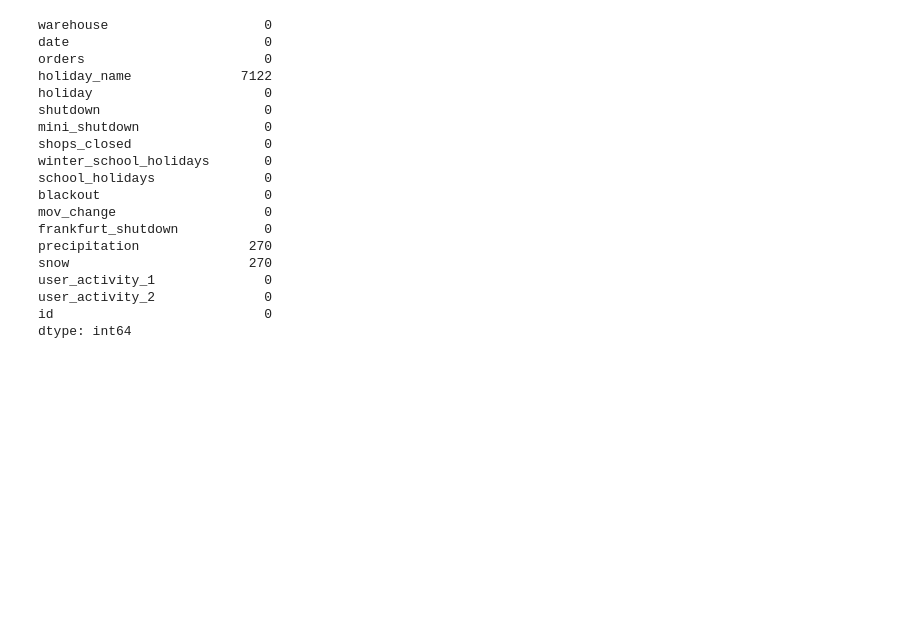
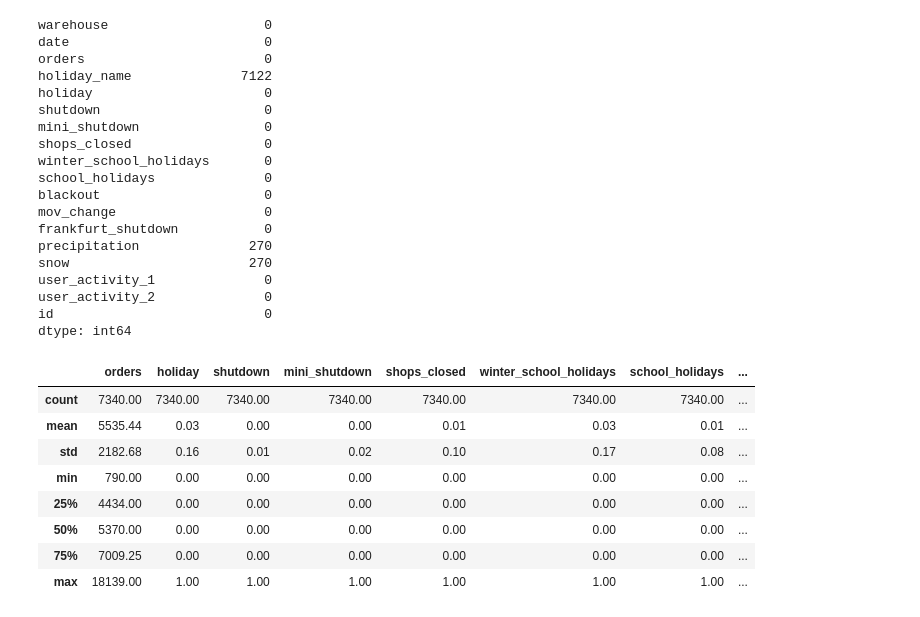
Before and after one commit to Prakartt/Rohlik_pred_KaggleComp, a Jupyter notebook: pred.ipynb, the cells around one changed output. Saved outputs shown, nothing was run; the diff lists cells and outputs as text; code cells hidden in the pictures; blank space fills up the shorter version.

```diff
--- a/pred.ipynb
+++ b/pred.ipynb
@@ -71,3 +73,16 @@ user_activity_1              0
 user_activity_2              0
 id                           0
 dtype: int64
+# %%
+#Dealing with continous variables
+train_df.describe().round(2)
+# %% [output]
+|  | orders | holiday | shutdown | mini_shutdown | shops_closed | winter_school_holidays | school_holidays | ... |
+| count | 7340.00 | 7340.00 | 7340.00 | 7340.00 | 7340.00 | 7340.00 | 7340.00 | ... |
+| mean | 5535.44 | 0.03 | 0.00 | 0.00 | 0.01 | 0.03 | 0.01 | ... |
+| std | 2182.68 | 0.16 | 0.01 | 0.02 | 0.10 | 0.17 | 0.08 | ... |
+| min | 790.00 | 0.00 | 0.00 | 0.00 | 0.00 | 0.00 | 0.00 | ... |
+| 25% | 4434.00 | 0.00 | 0.00 | 0.00 | 0.00 | 0.00 | 0.00 | ... |
+| 50% | 5370.00 | 0.00 | 0.00 | 0.00 | 0.00 | 0.00 | 0.00 | ... |
+| 75% | 7009.25 | 0.00 | 0.00 | 0.00 | 0.00 | 0.00 | 0.00 | ... |
+| max | 18139.00 | 1.00 | 1.00 | 1.00 | 1.00 | 1.00 | 1.00 | ... |
```
Also changed, not shown: parts of 18 cells of this notebook.
